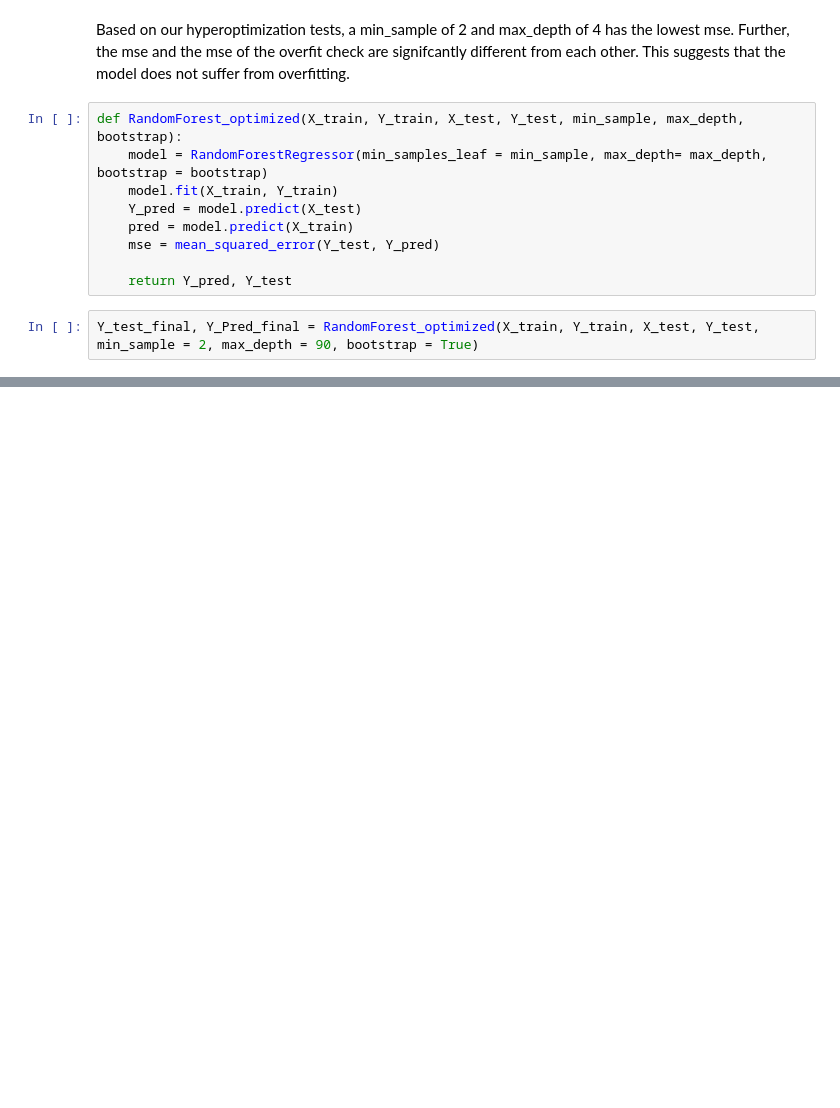
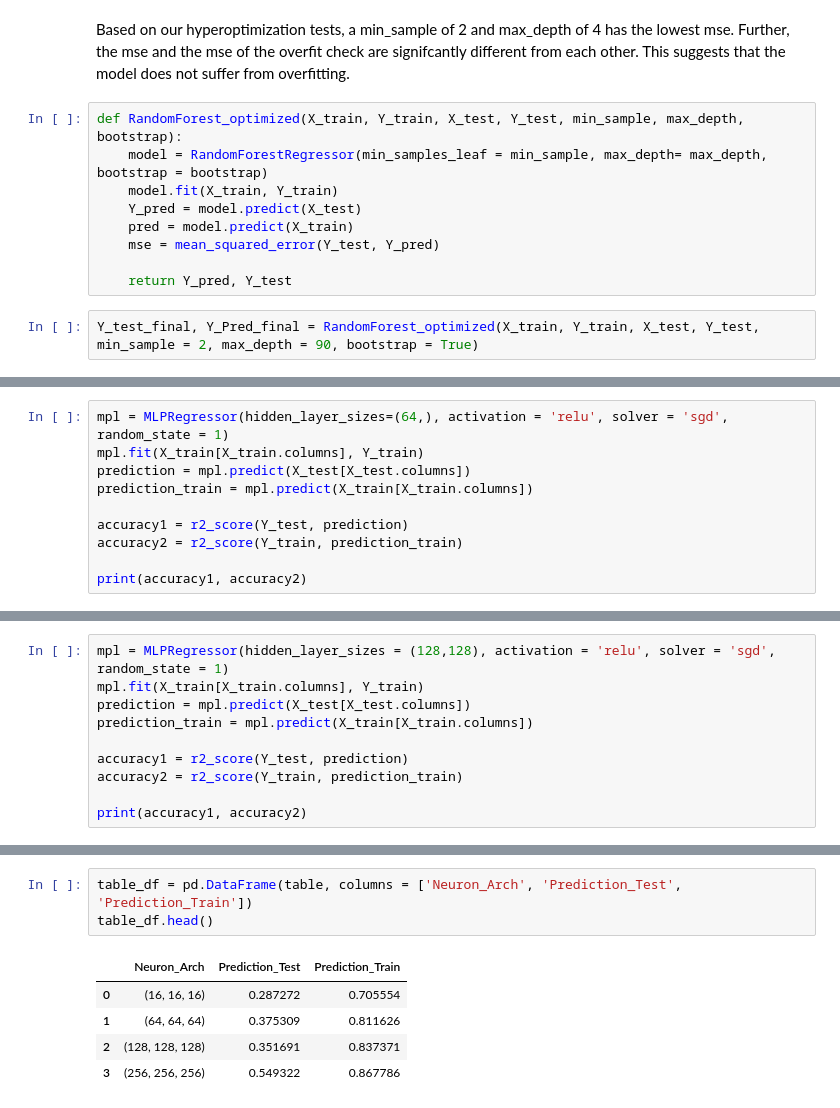
Before and after one commit to KevinDai99/Insilico-DrugDiscovery, a Jupyter notebook: MachineLearning_Models_Part_2.ipynb, the cells around one changed output, grey strips where cells are left out. Cells and saved outputs as stored; diff of their text form; blank space fills up the shorter version.

```diff
--- a/MachineLearning_Models_Part_2.ipynb
+++ b/MachineLearning_Models_Part_2.ipynb
@@ -178,0 +206,10 @@ r2_score(Y_Pred_final, Y_test_final)
+# %%
+mpl = MLPRegressor(hidden_layer_sizes=(64,), activation = 'relu', solver = 'sgd', random_state = 1)
+mpl.fit(X_train[X_train.columns], Y_train)
+prediction = mpl.predict(X_test[X_test.columns])
+prediction_train = mpl.predict(X_train[X_train.columns])
+
+accuracy1 = r2_score(Y_test, prediction)
+accuracy2 = r2_score(Y_train, prediction_train)
+
+print(accuracy1, accuracy2)
@@ -178,0 +243,10 @@ r2_score(Y_Pred_final, Y_test_final)
+# %%
+mpl = MLPRegressor(hidden_layer_sizes = (128,128), activation = 'relu', solver = 'sgd', random_state = 1)
+mpl.fit(X_train[X_train.columns], Y_train)
+prediction = mpl.predict(X_test[X_test.columns])
+prediction_train = mpl.predict(X_train[X_train.columns])
+
+accuracy1 = r2_score(Y_test, prediction)
+accuracy2 = r2_score(Y_train, prediction_train)
+
+print(accuracy1, accuracy2)
@@ -178,0 +273,9 @@ r2_score(Y_Pred_final, Y_test_final)
+# %%
+table_df = pd.DataFrame(table, columns = ['Neuron_Arch', 'Prediction_Test', 'Prediction_Train'])
+table_df.head()
+# %% [output]
+|  | Neuron_Arch | Prediction_Test | Prediction_Train |
+| 0 | (16, 16, 16) | 0.287272 | 0.705554 |
+| 1 | (64, 64, 64) | 0.375309 | 0.811626 |
+| 2 | (128, 128, 128) | 0.351691 | 0.837371 |
+| 3 | (256, 256, 256) | 0.549322 | 0.867786 |
```
Also changed, not shown: parts of 28 cells of this notebook.
